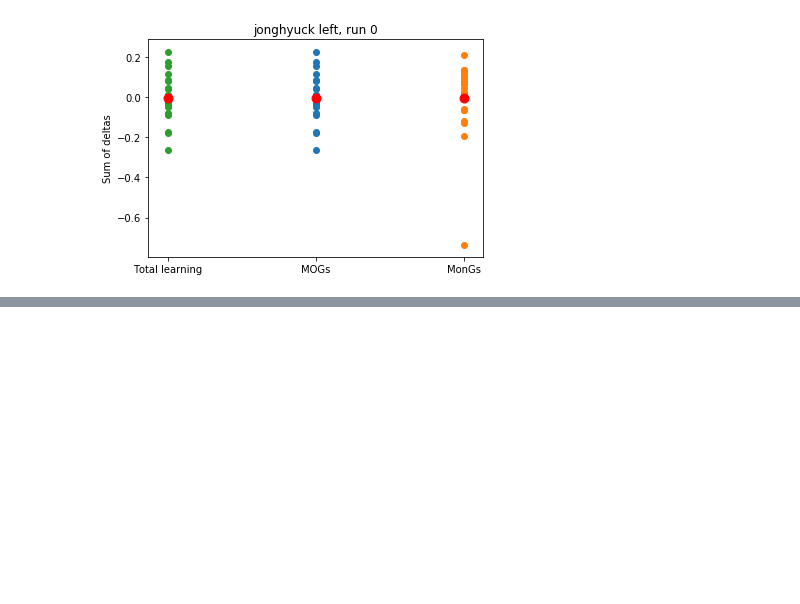
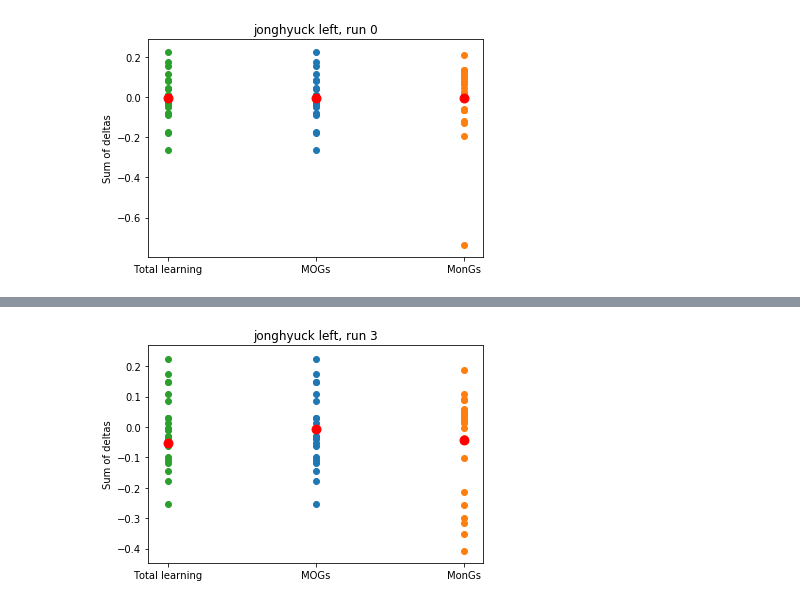
Before and after one commit to SeojinYoon/Statistics_sj, a Jupyter notebook: CLMN/Replay_Exp/experiment/20210325_blueprint_0324v2/analysis_intertap.ipynb, the cells around one changed output, grey strips where cells are left out. Cells and saved outputs as stored; diff of their text form; code cells hidden in the pictures; blank space fills up the shorter version.

```diff
--- a/CLMN/Replay_Exp/experiment/20210325_blueprint_0324v2/analysis_intertap.ipynb
+++ b/CLMN/Replay_Exp/experiment/20210325_blueprint_0324v2/analysis_intertap.ipynb
@@ -407,0 +418,4 @@ plot_learning(0, intertap_intervals)
+# %%
+plot_learning(3, intertap_intervals)
+# %% [output]
+[figure, added]
```
Also changed, not shown: parts of 3 cells of this notebook, 10 other files.
